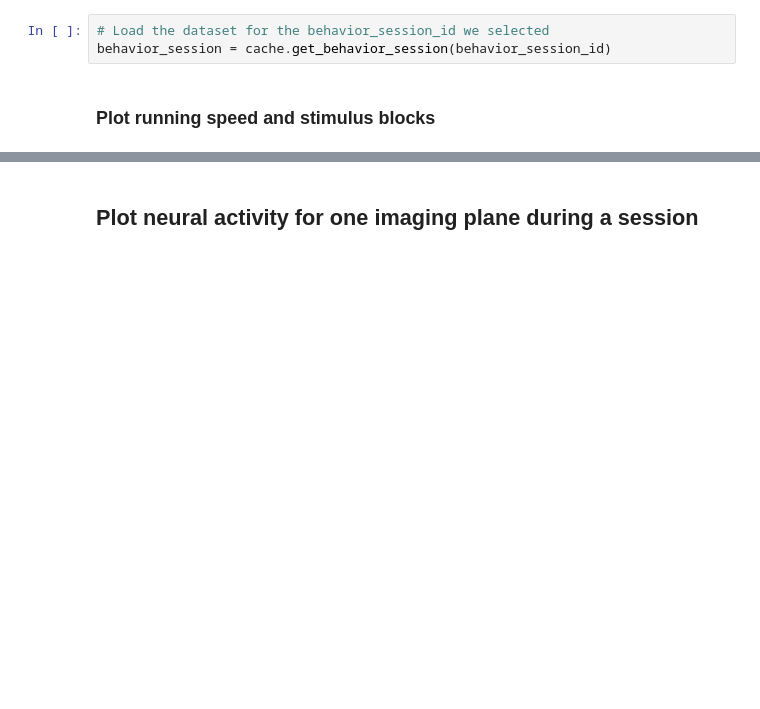
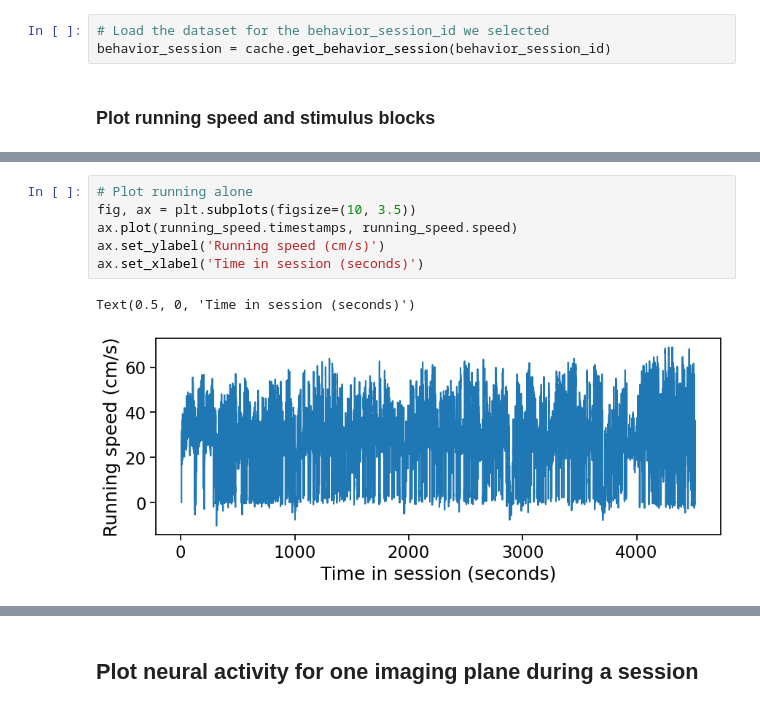
Before and after one commit to mattjdavis/SWDB_2024_Physiology, a Jupyter notebook: code/dev/Day1_VBO_intro.ipynb, the cells around one changed output, grey strips where cells are left out. Cells and saved outputs as stored; diff of their text form; blank space fills up the shorter version.

```diff
--- a/code/dev/Day1_VBO_intro.ipynb
+++ b/code/dev/Day1_VBO_intro.ipynb
@@ -291,0 +149,9 @@ https://allenswdb.github.io/physiology/stimuli/visual-behavior/VB-Behavior.html
+# %%
+# Plot running alone
+fig, ax = plt.subplots(figsize=(10, 3.5))
+ax.plot(running_speed.timestamps, running_speed.speed)
+ax.set_ylabel('Running speed (cm/s)')
+ax.set_xlabel('Time in session (seconds)')
+# %% [output]
+Text(0.5, 0, 'Time in session (seconds)')
+[figure, added]
```
Also changed, not shown: parts of 74 cells of this notebook, 2 other files.
